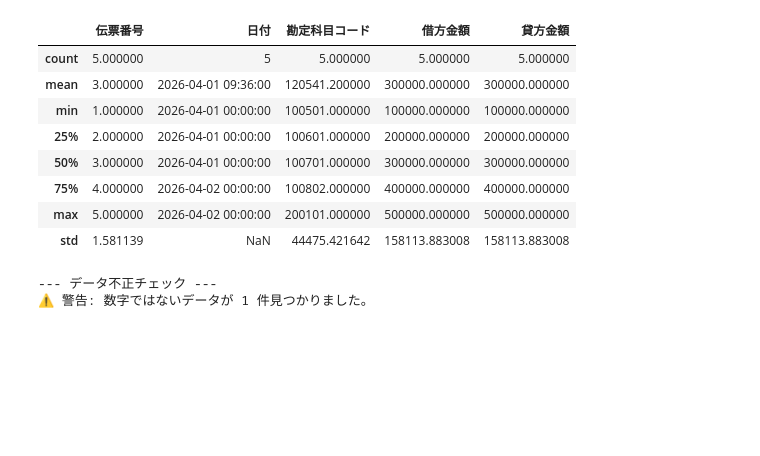
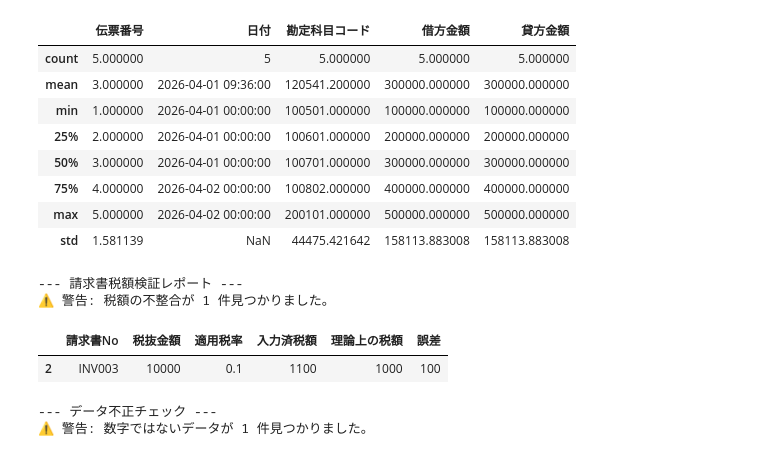
Before and after one commit to Koji-Accounting-Tech/D365-Finance-Data-Validator, a Jupyter notebook: D365_Data_Processing.ipynb, the cells around one changed output. Cells and saved outputs as stored; diff of their text form; code cells hidden in the pictures; blank space fills up the shorter version.

```diff
--- a/D365_Data_Processing.ipynb
+++ b/D365_Data_Processing.ipynb
@@ -31,6 +31,47 @@ display(df.describe())
 | 75% | 4.000000 | 2026-04-02 00:00:00 | 100802.000000 | 400000.000000 | 400000.000000 |
 | max | 5.000000 | 2026-04-02 00:00:00 | 200101.000000 | 500000.000000 | 500000.000000 |
 | std | 1.581139 | NaN | 44475.421642 | 158113.883008 | 158113.883008 |
+# %%
+import pandas as pd
+from decimal import Decimal, ROUND_HALF_UP
+
+def calculate_tax(amount, rate, method=ROUND_HALF_UP):
+    """
+    正確な端数処理（四捨五入）を行う税額計算関数
+    """
+    tax = Decimal(str(amount)) * Decimal(str(rate))
+    return int(tax.to_integral_value(rounding=method))
+
+# 1. 検証対象の請求書データ（入力済みデータ）
+# ※ 3行目は税額が間違っている（1,000円のはずが1,100円になっている）想定
+invoice_data = {
+    '請求書No': ['INV001', 'INV002', 'INV003', 'INV004'],
+    '税抜金額': [10000, 20000, 10000, 5555],
+    '適用税率': [0.10, 0.08, 0.10, 0.10],
+    '入力済税額': [1000, 1600, 1100, 556]
+}
+df_inv = pd.DataFrame(invoice_data)
+
+# 2. Pythonロジックで「正しい税額」を再計算
+df_inv['理論上の税額'] = df_inv.apply(
+    lambda x: calculate_tax(x['税抜金額'], x['適用税率']), axis=1
+)
+
+# 3. 誤差（不整合）をチェック
+df_inv['誤差'] = df_inv['入力済税額'] - df_inv['理論上の税額']
+discrepancy_df = df_inv[df_inv['誤差'] != 0]
+
+print("--- 請求書税額検証レポート ---")
+if len(discrepancy_df) > 0:
+    print(f"⚠️ 警告: 税額の不整合が {len(discrepancy_df)} 件見つかりました。")
+    display(discrepancy_df)
+else:
+    print("✅ すべての税額計算が適正です。")
+# %% [output]
+--- 請求書税額検証レポート ---
+⚠️ 警告: 税額の不整合が 1 件見つかりました。
+|  | 請求書No | 税抜金額 | 適用税率 | 入力済税額 | 理論上の税額 | 誤差 |
+| 2 | INV003 | 10000 | 0.1 | 1100 | 1000 | 100 |
 # %%
 import pandas as pd
 
```
